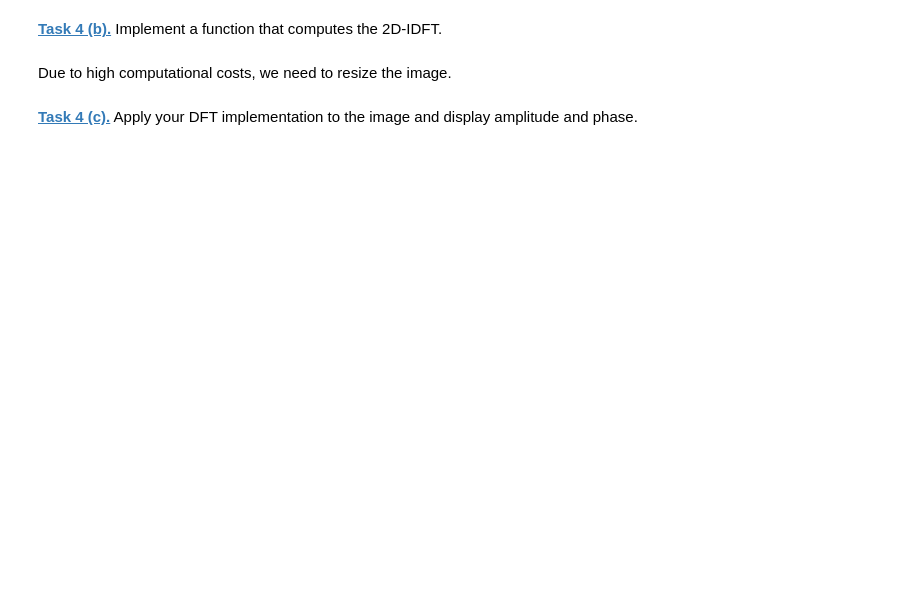
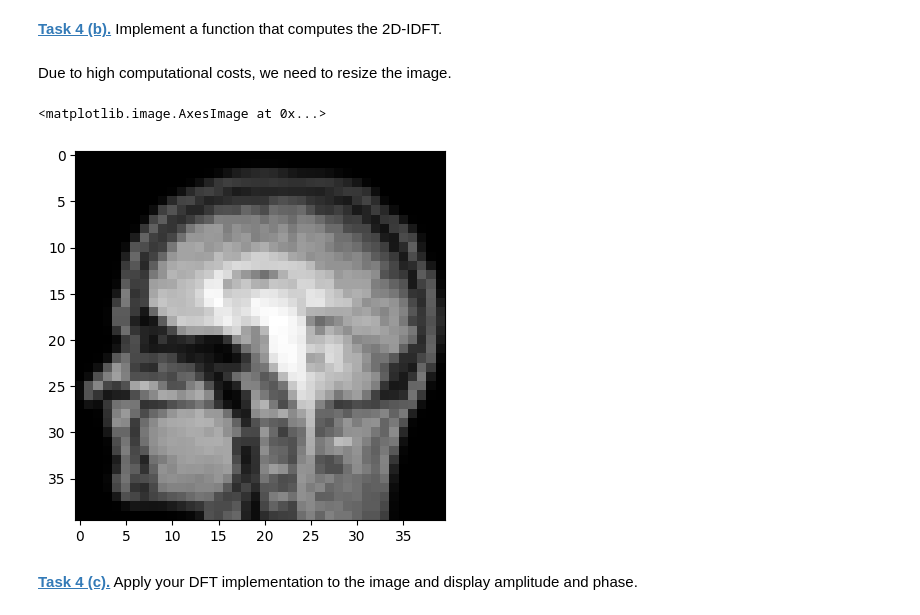
Before and after one commit to sarah-mnd/mobi-fs5-python, a Jupyter notebook: fourier.ipynb, the cells around one changed output. Saved outputs shown, nothing was run; the diff lists cells and outputs as text; code cells hidden in the pictures; blank space fills up the shorter version.

```diff
--- a/fourier.ipynb
+++ b/fourier.ipynb
@@ -334,7 +343,10 @@ KeyboardInterrupt:
 # %% [markdown]
 Due to high computational costs, we need to resize the image.
 # %%
-test_img = resize(brain_img, (40, 40))
+test_img = resize(imgbrain, (40, 40))
 plt.imshow(test_img, 'gray')
+# %% [output]
+<matplotlib.image.AxesImage at 0x...>
+[figure, added]
 # %% [markdown]
 **[Task 4 (c).]()** Apply your DFT implementation to the image and display amplitude and phase.
```
Also changed, not shown: parts of 7 cells of this notebook.
